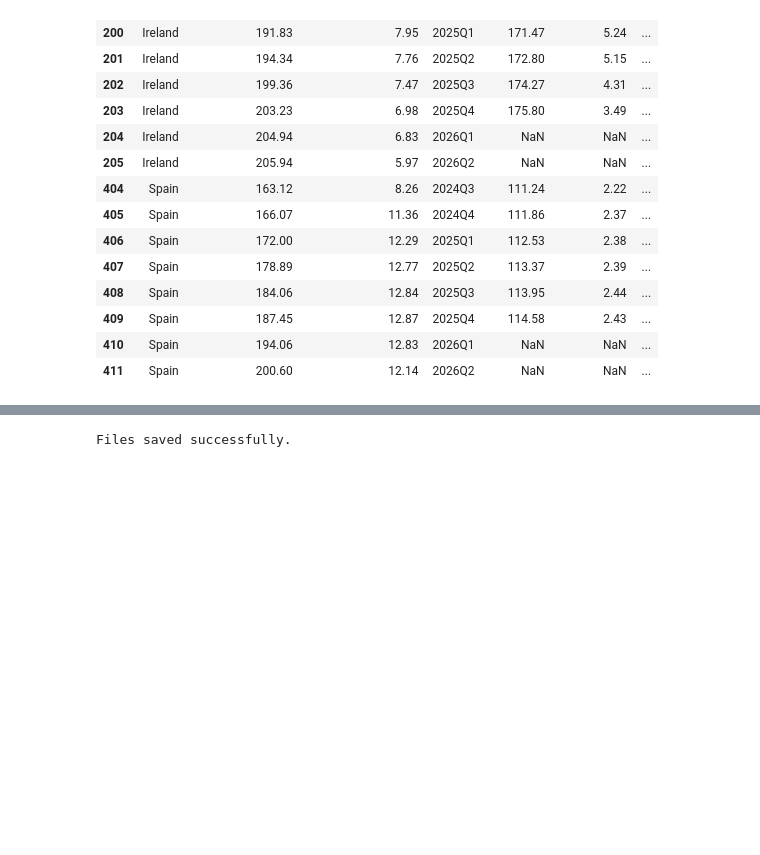
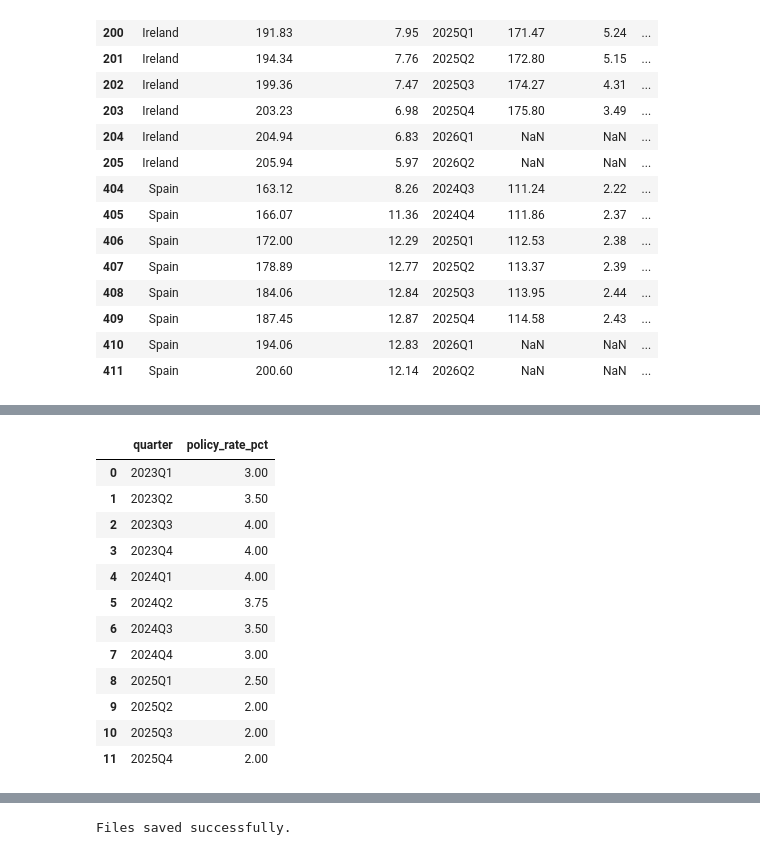
Before and after one commit to john0017/property-market-intelligence, a Jupyter notebook: data_exploration.ipynb, the cells around one changed output, grey strips where cells are left out. Drawn from its saved outputs; the diff is of its cells as text; code cells hidden in the pictures; blank space fills up the shorter version.

```diff
--- a/data_exploration.ipynb
+++ b/data_exploration.ipynb
@@ -2293,3 +2292,91 @@ ecb_rates
+# %%
+# ---------------------------------------------------------
+# CONVERT ECB RATE CHANGES TO QUARTERLY OBSERVATIONS
+# ---------------------------------------------------------
+#
+# ECB policy rates change on specific dates.
+#
+# Our property-market model is quarterly, so we need to
+# align the policy-rate series with that frequency.
+#
+# For this prototype we use the rate prevailing at the END
+# of each quarter.
+#
+# This gives us a simple and reproducible financing
+# indicator that aligns with the rest of our market model.
+# ---------------------------------------------------------
+
+
+# Create a daily time series covering our analytical period.
+daily_dates = pd.DataFrame({
+    "date": pd.date_range(
+        start=ecb_rate_changes["date"].min(),
+        end="2025-12-31",
+        freq="D"
+    )
+})
+
+
+# Join each date to the most recent ECB rate decision.
+#
+# merge_asof() effectively means:
+#
+# "For this date, find the latest policy rate that had
+# already become effective."
+daily_rates = pd.merge_asof(
+    daily_dates,
+    ecb_rate_changes.sort_values("date"),
+    on="date",
+    direction="backward"
+)
+
+
+# Assign every day to a calendar quarter.
+daily_rates["quarter"] = (
+    daily_rates["date"]
+    .dt
+    .to_period("Q")
+)
+
+
+# Take the final observation from each quarter.
+#
+# This represents the ECB Deposit Facility Rate prevailing
+# at quarter end.
+ecb_rates = (
+    daily_rates
+    .groupby(
+        "quarter",
+        as_index=False
+    )
+    .tail(1)
+)
+
+
+# Keep only the fields required by our market model.
+ecb_rates = ecb_rates[
+    [
+        "quarter",
+        "policy_rate_pct"
+    ]
+].reset_index(drop=True)
+
+
+ecb_rates
+# %% [output]
+|  | quarter | policy_rate_pct |
+| 0 | 2023Q1 | 3.00 |
+| 1 | 2023Q2 | 3.50 |
+| 2 | 2023Q3 | 4.00 |
+| 3 | 2023Q4 | 4.00 |
+| 4 | 2024Q1 | 4.00 |
+| 5 | 2024Q2 | 3.75 |
+| 6 | 2024Q3 | 3.50 |
+| 7 | 2024Q4 | 3.00 |
+| 8 | 2025Q1 | 2.50 |
+| 9 | 2025Q2 | 2.00 |
+| 10 | 2025Q3 | 2.00 |
+| 11 | 2025Q4 | 2.00 |
 # %%
 # ---------------------------------------------------------
 # ADD ECB POLICY RATE
```
Also changed, not shown: parts of 5 cells of this notebook, 2 other files.
